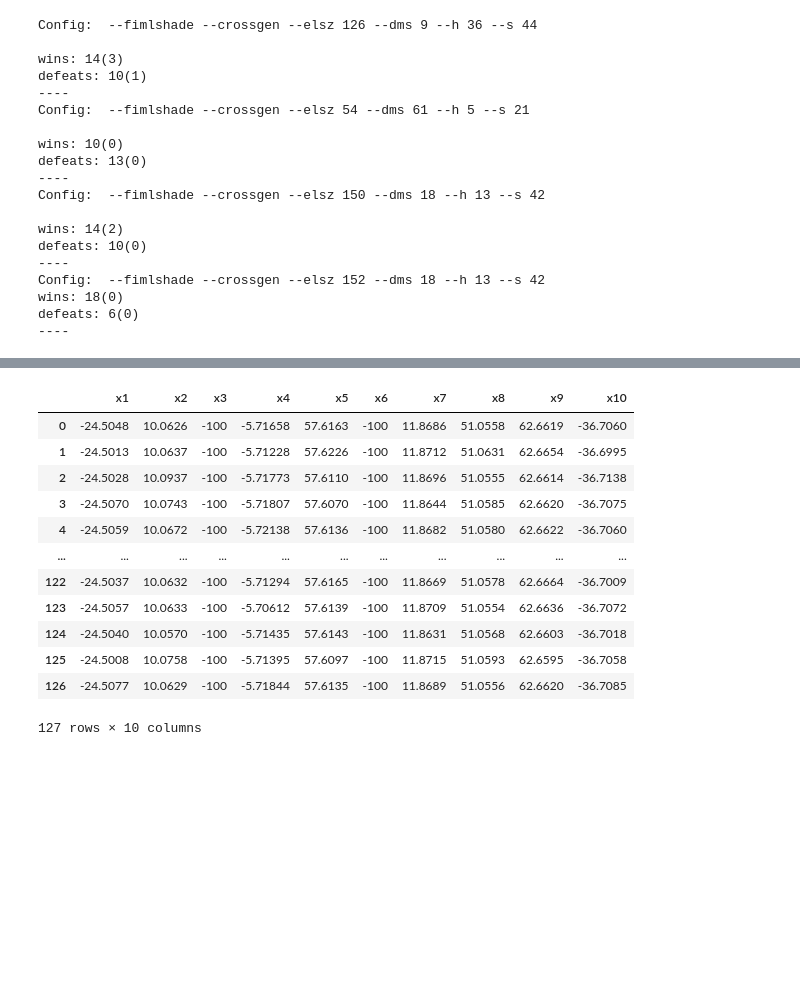
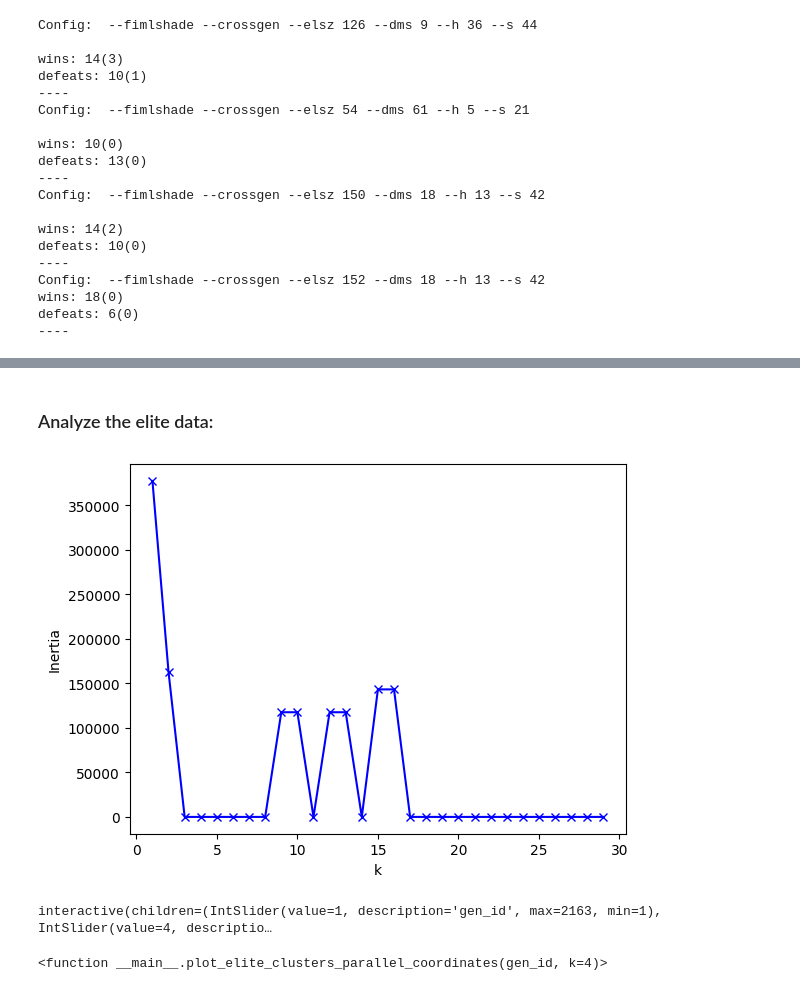
Before and after one commit to raphaelgoms/analysis-scripts, a Jupyter notebook: exps-data-analyzer.ipynb, the cells around one changed output, grey strips where cells are left out. Cells and saved outputs as stored; diff of their text form; code cells hidden in the pictures; blank space fills up the shorter version.

Commit message:
elite analysis

```diff
--- a/exps-data-analyzer.ipynb
+++ b/exps-data-analyzer.ipynb
@@ -128,17 +287,38 @@ analyzer.get_data_frame(f"pop-costs")[:20].plot(legend=False)
+# %% [markdown]
+### Analyze the elite data:
+# %%
+# Load elite data
+
+func_number = 5
+base_path = f"~/code/FIM-CGRASP/results/generations/DM_LSHADE/cec-f{func_number}/"
+
+gens_count = 2163
+pop_generations = {}
+for i in range(gens_count):
+    df_id = f"elite-g{i+1}"
+    analyzer.load_data(df_id, base_path + f"{df_id}.csv")
 # %%
-gen_id = 200
-analyzer.get_data_frame(f"pop-g{gen_id}")
+gen_id = 15
+elite_df = analyzer.get_data_frame(f"elite-g{gen_id}")
-# %% [output]
-|  | x1 | x2 | x3 | x4 | x5 | x6 | x7 | x8 | x9 | x10 |
-| 0 | -24.5048 | 10.0626 | -100 | -5.71658 | 57.6163 | -100 | 11.8686 | 51.0558 | 62.6619 | -36.7060 |
-| 1 | -24.5013 | 10.0637 | -100 | -5.71228 | 57.6226 | -100 | 11.8712 | 51.0631 | 62.6654 | -36.6995 |
-| 2 | -24.5028 | 10.0937 | -100 | -5.71773 | 57.6110 | -100 | 11.8696 | 51.0555 | 62.6614 | -36.7138 |
-| 3 | -24.5070 | 10.0743 | -100 | -5.71807 | 57.6070 | -100 | 11.8644 | 51.0585 | 62.6620 | -36.7075 |
-| 4 | -24.5059 | 10.0672 | -100 | -5.72138 | 57.6136 | -100 | 11.8682 | 51.0580 | 62.6622 | -36.7060 |
-| ... | ... | ... | ... | ... | ... | ... | ... | ... | ... | ... |
-| 122 | -24.5037 | 10.0632 | -100 | -5.71294 | 57.6165 | -100 | 11.8669 | 51.0578 | 62.6664 | -36.7009 |
-| 123 | -24.5057 | 10.0633 | -100 | -5.70612 | 57.6139 | -100 | 11.8709 | 51.0554 | 62.6636 | -36.7072 |
-| 124 | -24.5040 | 10.0570 | -100 | -5.71435 | 57.6143 | -100 | 11.8631 | 51.0568 | 62.6603 | -36.7018 |
-| 125 | -24.5008 | 10.0758 | -100 | -5.71395 | 57.6097 | -100 | 11.8715 | 51.0593 | 62.6595 | -36.7058 |
-| 126 | -24.5077 | 10.0629 | -100 | -5.71844 | 57.6135 | -100 | 11.8689 | 51.0556 | 62.6620 | -36.7085 |
-127 rows × 10 columns
+# %%
+elite_df
+
+inertia = []
+K = range(1,len(elite_df))
+for k in K:
+    kmeanModel = KMeans(n_clusters=k).fit(elite_df)
+    kmeanModel.fit(elite_df)
+    inertia.append(kmeanModel.inertia_)
+# %%
+# Plot the elbow
+plt.plot(K, inertia, 'bx-')
+plt.xlabel('k')
+plt.ylabel('Inertia')
+plt.show()
+# %% [output]
+[figure, added]
+# %%
+interact(plot_elite_clusters_parallel_coordinates, gen_id=widgets.IntSlider(min=1, max=gens_count, step=1, value=1))
+# %% [output]
+interactive(children=(IntSlider(value=1, description='gen_id', max=2163, min=1), IntSlider(value=4, descriptio…
+<function __main__.plot_elite_clusters_parallel_coordinates(gen_id, k=4)>
```
Also changed, not shown: parts of 23 cells of this notebook.
